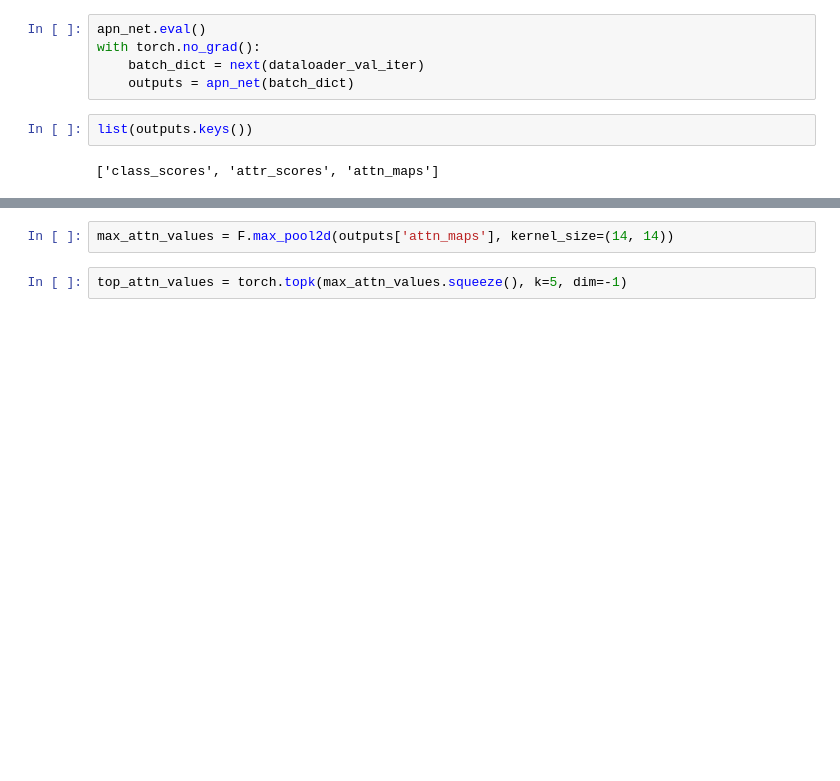
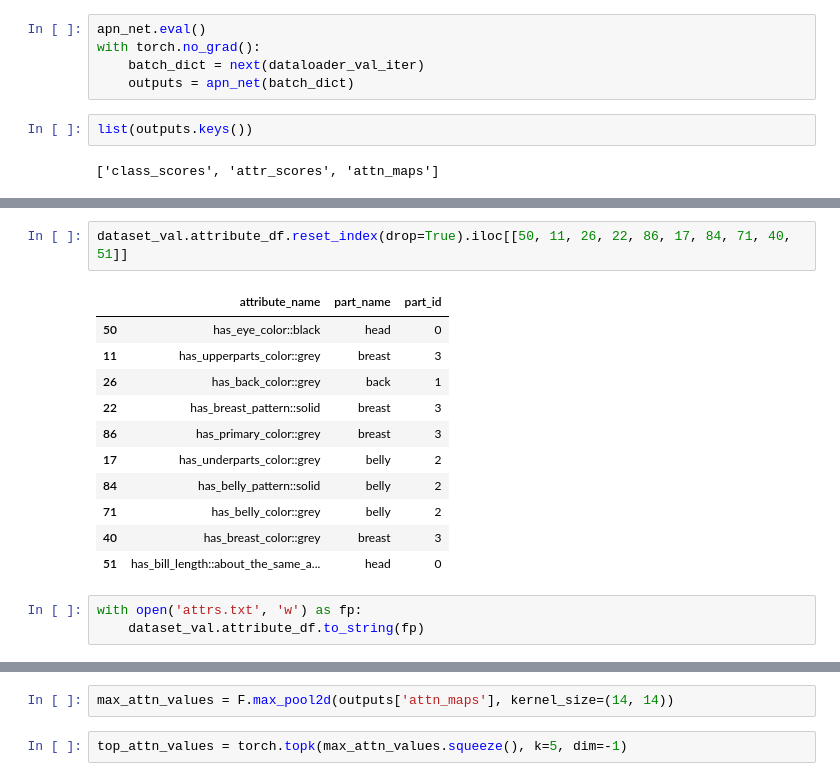
Before and after one commit to zijizhu/clip-concept, a Jupyter notebook: visualization.ipynb, the cells around one changed output, grey strips where cells are left out. Saved outputs shown, nothing was run; the diff lists cells and outputs as text; blank space fills up the shorter version.

```diff
--- a/visualization.ipynb
+++ b/visualization.ipynb
@@ -41,0 +55,17 @@ list(outputs.keys())
+# %%
+dataset_val.attribute_df.reset_index(drop=True).iloc[[50, 11, 26, 22, 86, 17, 84, 71, 40, 51]]
+# %% [output]
+|  | attribute_name | part_name | part_id |
+| 50 | has_eye_color::black | head | 0 |
+| 11 | has_upperparts_color::grey | breast | 3 |
+| 26 | has_back_color::grey | back | 1 |
+| 22 | has_breast_pattern::solid | breast | 3 |
+| 86 | has_primary_color::grey | breast | 3 |
+| 17 | has_underparts_color::grey | belly | 2 |
+| 84 | has_belly_pattern::solid | belly | 2 |
+| 71 | has_belly_color::grey | belly | 2 |
+| 40 | has_breast_color::grey | breast | 3 |
+| 51 | has_bill_length::about_the_same_a... | head | 0 |
+# %%
+with open('attrs.txt', 'w') as fp:
+    dataset_val.attribute_df.to_string(fp)
```
Also changed, not shown: parts of 27 cells of this notebook, 8 other files.
